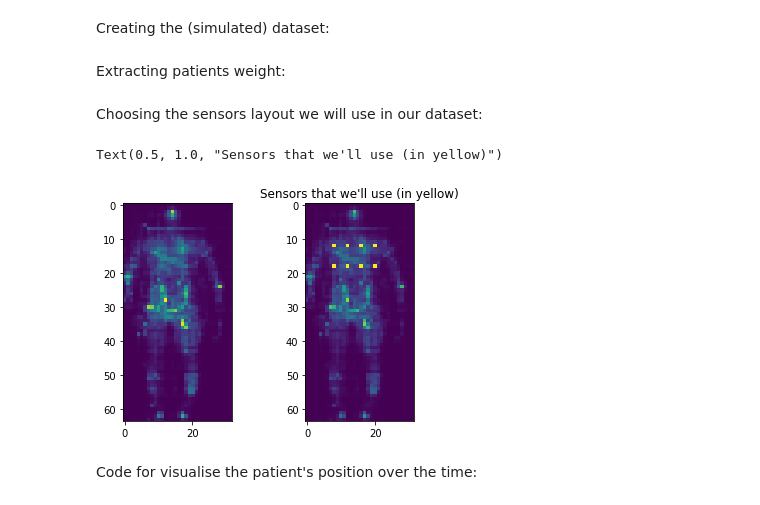
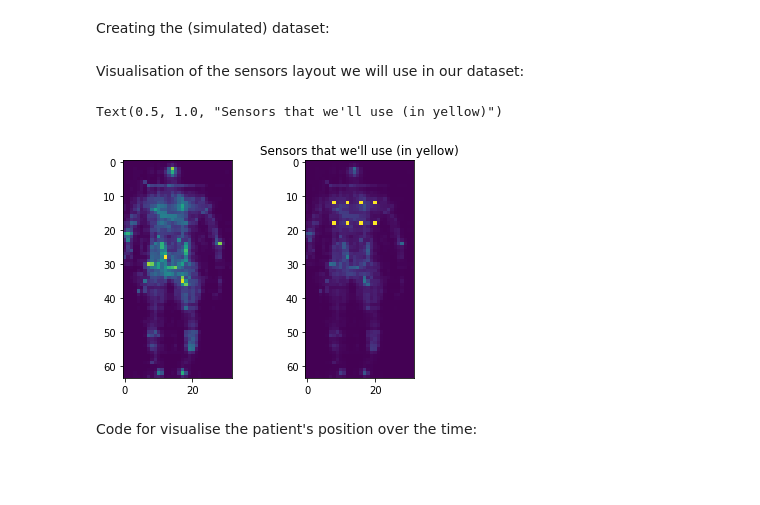
Before and after one commit to oradbarel/Fall-Prevention, a Jupyter notebook: Fall_Prevention.ipynb, the cells around one changed output. Drawn from its saved outputs; the diff is of its cells as text; code cells hidden in the pictures; blank space fills up the shorter version.

```diff
--- a/Fall_Prevention.ipynb
+++ b/Fall_Prevention.ipynb
@@ -114,16 +169,6 @@ from IPython.display import clear_output
 # %% [markdown]
 Creating the (simulated) dataset:
 # %%
-data_path = './dataset/experiment-i/'
-
-"""
-Classification order of the sample files:
-0 - back lynig, 1 - right lying, 2 - left lying
-"""
-pos_order = [0, 0, 1, 2, 1, 1, 2, 2, 0, 0, 0, 0, 0, 1, 2, 0, 0, 0]
-
-data = {}
-
 # For each Patient dir
 for dir in os.listdir(data_path):
   if os.path.isfile(os.path.join(data_path, dir)):
@@ -137,23 +182,17 @@ for dir in os.listdir(data_path):
       for line in f.read().splitlines():
         raw_data = np.fromstring(line, dtype=float, sep='\t')
         file_data = np.round((raw_data*255)/1000).astype(np.uint8)
-        Normalize = transforms.Compose([
-                    transforms.ToPILImage(),
-                    transforms.ToTensor()])
+        Normalize = transforms.Compose([transforms.ToPILImage(), transforms.ToTensor()])
         file_data = Normalize(file_data.reshape(64,32))
         file_data = file_data.view(1, 64, 32)
         file_label = np.array([pos_order[int(file[:-4])]])
 
+        # First data
         if new_data is None:
           new_data = file_data
+          labels = file_label
         else:
           new_data = np.concatenate((new_data, file_data), axis=0)
-
-        if labels is None:
-          labels = file_label
-        else:
           labels = np.concatenate((labels, file_label), axis=0)
 
   data[dir] = (torch.from_numpy(new_data), torch.from_numpy(labels))
-# %% [markdown]
-Extracting patients weight:
@@ -163,23 +199,17 @@ weights = pd.read_csv(file_path, encoding="utf-16")
 # %% [markdown]
-Choosing the sensors layout we will use in our dataset:
+Visualisation of the sensors layout we will use in our dataset:
 # %%
-sensors = [(12,8), (12,12), (12,16), (12,20), (18,8), (18,12), (18,16), (18,20)]
-
-def paint_sensors(sample):
-  for sensor in sensors:
-    sample[sensor[0]][sensor[1]] = 0.5
-
 sample = copy.deepcopy(data['S2'][0].numpy()[450])
 paint_sensors(sample)
 
 f, pl = plt.subplots(1, 2)
 pl[0].imshow(data['S2'][0].numpy()[450])
 pl[1].imshow(sample)
 
 plt.title("Sensors that we'll use (in yellow)")
 # %% [output]
 Text(0.5, 1.0, "Sensors that we'll use (in yellow)")
-[figure, old version]
+[figure, new version]
 # %% [markdown]
 Code for visualise the patient's position over the time:
 # %%
```
Also changed, not shown: parts of 26 cells of this notebook.
